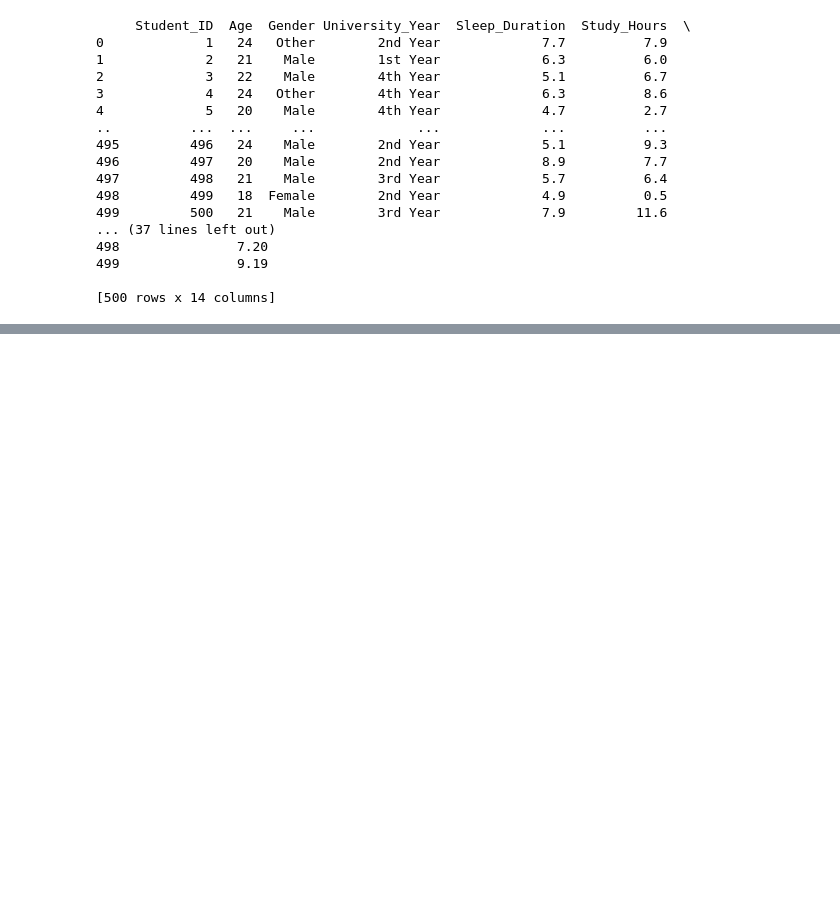
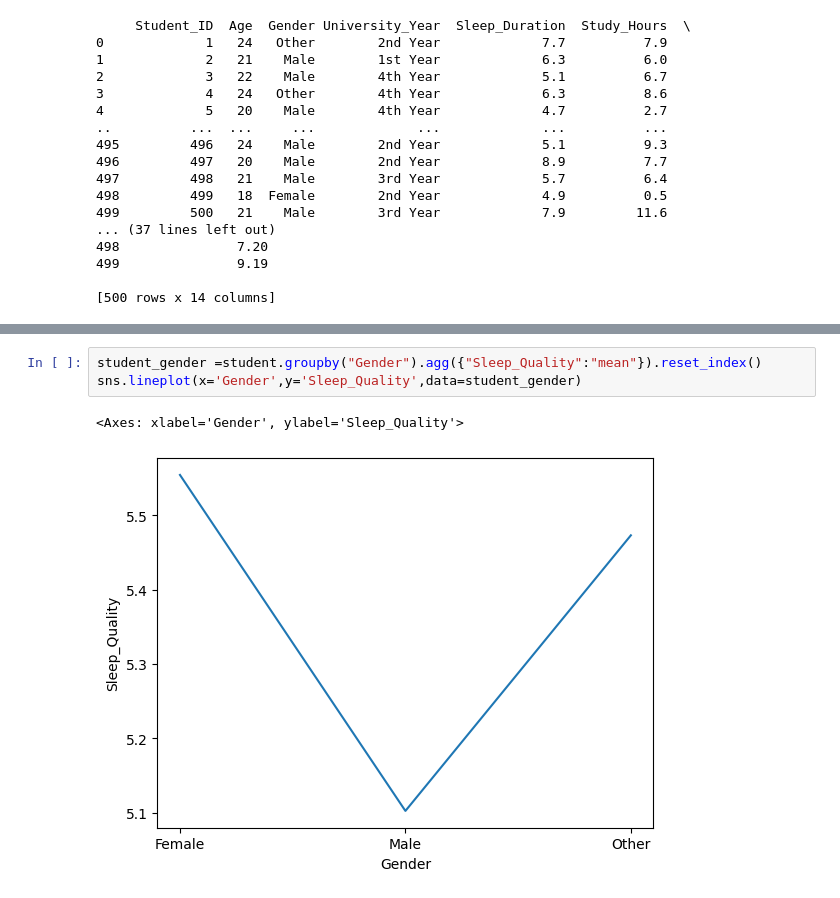
Before and after one commit to aaronkr-classroom/0-team-project-team-b, a Jupyter notebook: main.ipynb, the cells around one changed output, grey strips where cells are left out. Cells and saved outputs as stored; diff of their text form; blank space fills up the shorter version.

```diff
--- a/main.ipynb
+++ b/main.ipynb
@@ -34,0 +98,6 @@ print(student)
+# %%
+student_gender =student.groupby("Gender").agg({"Sleep_Quality":"mean"}).reset_index()
+sns.lineplot(x='Gender',y='Sleep_Quality',data=student_gender)
+# %% [output]
+<Axes: xlabel='Gender', ylabel='Sleep_Quality'>
+[figure, added]
```
Also changed, not shown: parts of 15 cells of this notebook.
